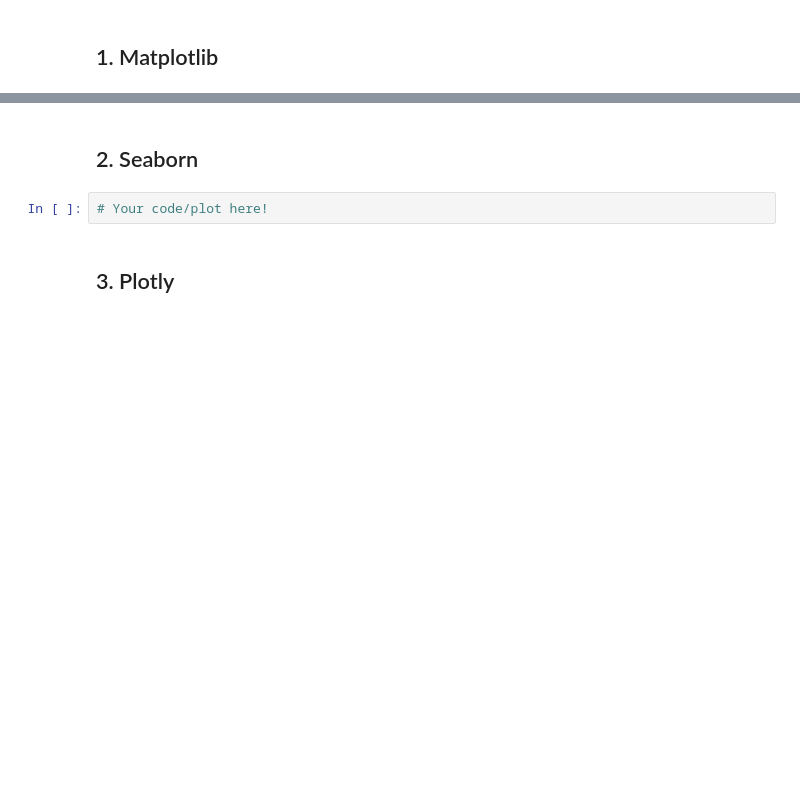
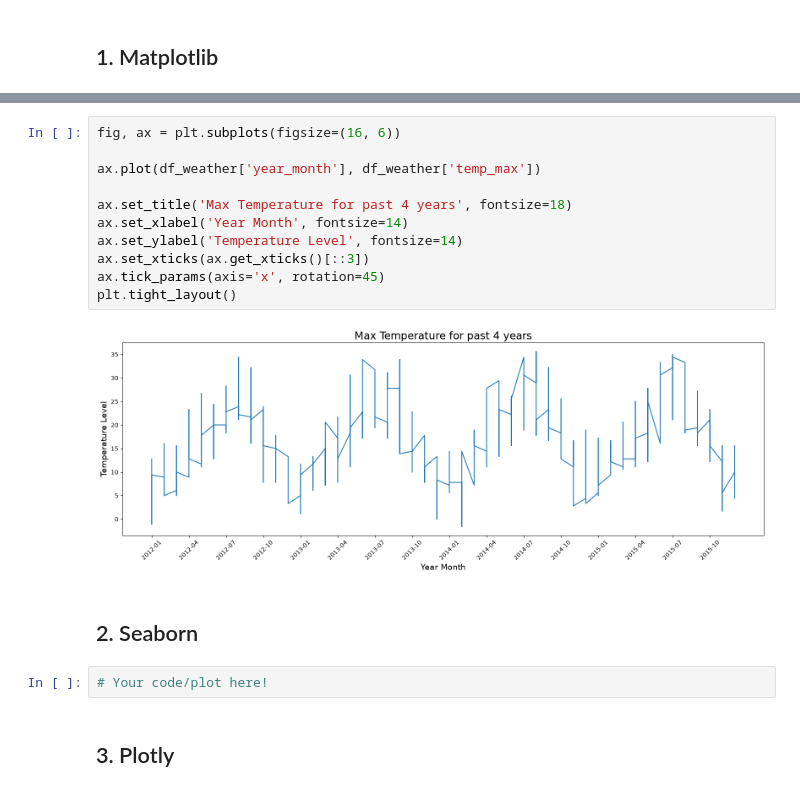
Before and after one commit to andrioliserena/data_visualization, a Jupyter notebook: 2-visualisation-template.ipynb, the cells around one changed output, grey strips where cells are left out. Saved outputs shown, nothing was run; the diff lists cells and outputs as text; blank space fills up the shorter version.

```diff
--- a/2-visualisation-template.ipynb
+++ b/2-visualisation-template.ipynb
@@ -56,3 +121,16 @@ df_weather.head()
+# %%
+fig, ax = plt.subplots(figsize=(16, 6))
+
+ax.plot(df_weather['year_month'], df_weather['temp_max'])
+
+ax.set_title('Max Temperature for past 4 years', fontsize=18)
+ax.set_xlabel('Year Month', fontsize=14)
+ax.set_ylabel('Temperature Level', fontsize=14)
+ax.set_xticks(ax.get_xticks()[::3])
+ax.tick_params(axis='x', rotation=45)
+plt.tight_layout()
+# %% [output]
+[figure, added]
 # %% [markdown]
 ## 2. Seaborn
 # %%
```
Also changed, not shown: parts of 10 cells of this notebook.
